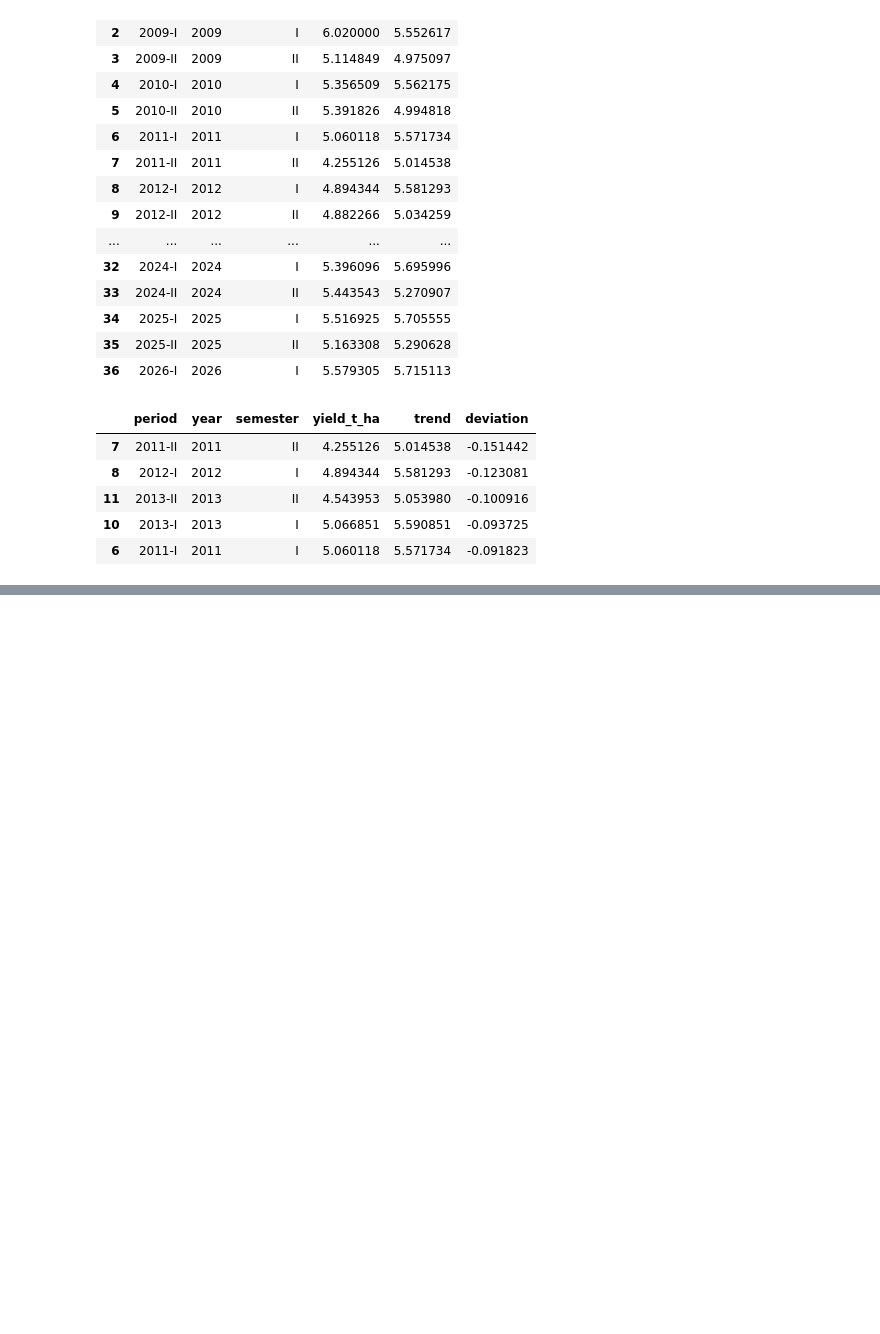
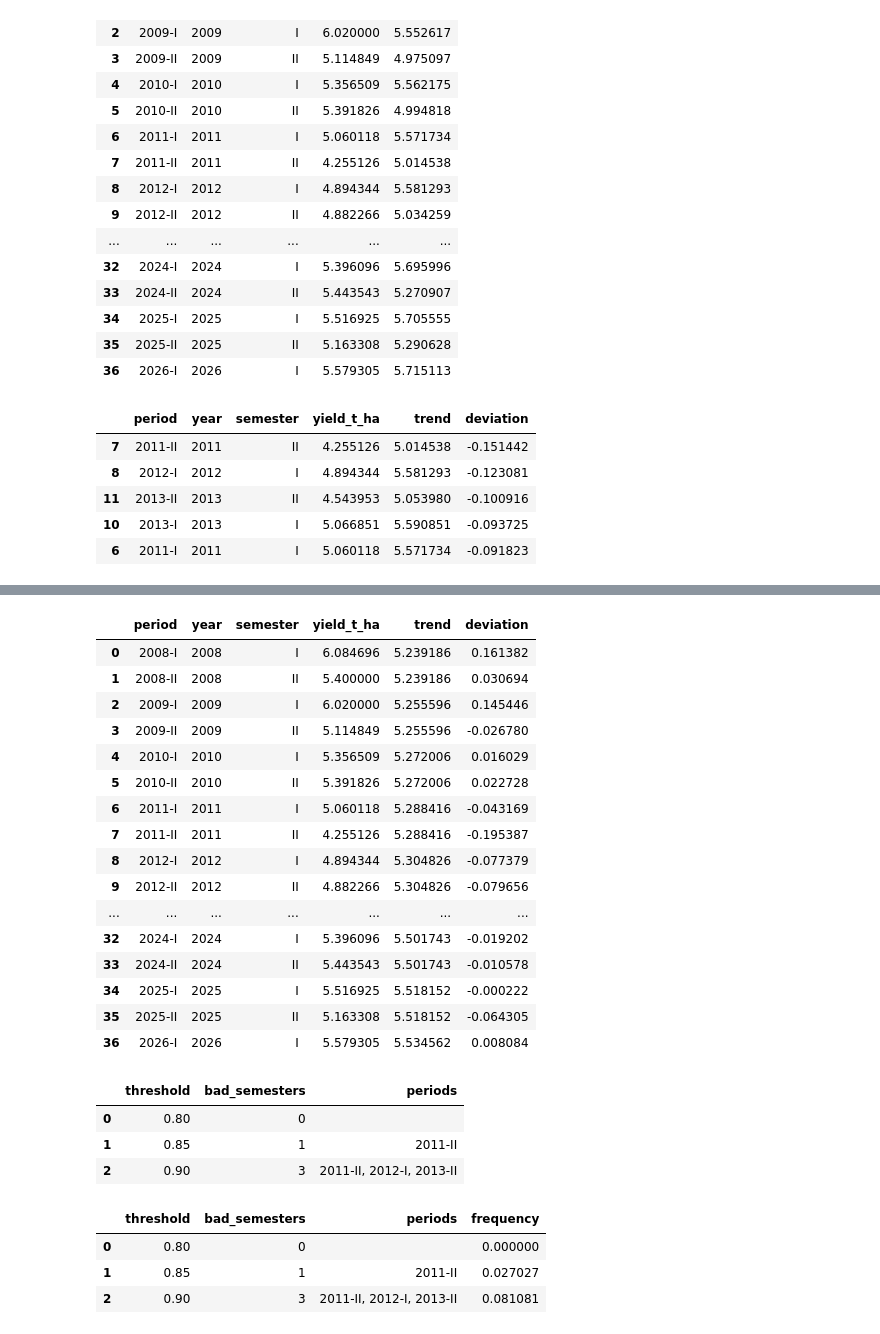
Before and after one commit to agarzonme/agro-insurance-risk, a Jupyter notebook: notebooks/02_trend.ipynb, the cells around one changed output, grey strips where cells are left out. Drawn from its saved outputs; the diff is of its cells as text; code cells hidden in the pictures; blank space fills up the shorter version.

```diff
--- a/notebooks/02_trend.ipynb
+++ b/notebooks/02_trend.ipynb
@@ -266,0 +299,43 @@ plt.show()
+# %%
+detrend(df, by=None)
+# %% [output]
+|  | period | year | semester | yield_t_ha | trend | deviation |
+| 0 | 2008-I | 2008 | I | 6.084696 | 5.239186 | 0.161382 |
+| 1 | 2008-II | 2008 | II | 5.400000 | 5.239186 | 0.030694 |
+| 2 | 2009-I | 2009 | I | 6.020000 | 5.255596 | 0.145446 |
+| 3 | 2009-II | 2009 | II | 5.114849 | 5.255596 | -0.026780 |
+| 4 | 2010-I | 2010 | I | 5.356509 | 5.272006 | 0.016029 |
+| 5 | 2010-II | 2010 | II | 5.391826 | 5.272006 | 0.022728 |
+| 6 | 2011-I | 2011 | I | 5.060118 | 5.288416 | -0.043169 |
+| 7 | 2011-II | 2011 | II | 4.255126 | 5.288416 | -0.195387 |
+| 8 | 2012-I | 2012 | I | 4.894344 | 5.304826 | -0.077379 |
+| 9 | 2012-II | 2012 | II | 4.882266 | 5.304826 | -0.079656 |
+| ... | ... | ... | ... | ... | ... | ... |
+| 32 | 2024-I | 2024 | I | 5.396096 | 5.501743 | -0.019202 |
+| 33 | 2024-II | 2024 | II | 5.443543 | 5.501743 | -0.010578 |
+| 34 | 2025-I | 2025 | I | 5.516925 | 5.518152 | -0.000222 |
+| 35 | 2025-II | 2025 | II | 5.163308 | 5.518152 | -0.064305 |
+| 36 | 2026-I | 2026 | I | 5.579305 | 5.534562 | 0.008084 |
+# %%
+import pandas as pd
+
+rows = []
+for u in [0.80, 0.85, 0.90]:
+    bad = detrended[detrended["deviation"] < u - 1]
+    rows.append({"threshold": u, "bad_semesters": len(bad), "periods": ", ".join(bad["period"])})
+thresholds = pd.DataFrame(rows)
+thresholds
+# %% [output]
+|  | threshold | bad_semesters | periods |
+| 0 | 0.80 | 0 |  |
+| 1 | 0.85 | 1 | 2011-II |
+| 2 | 0.90 | 3 | 2011-II, 2012-I, 2013-II |
+# %%
+thresholds = pd.DataFrame(rows)
+thresholds["frequency"] = thresholds["bad_semesters"] / len(detrended)
+thresholds
+# %% [output]
+|  | threshold | bad_semesters | periods | frequency |
+| 0 | 0.80 | 0 |  | 0.000000 |
+| 1 | 0.85 | 1 | 2011-II | 0.027027 |
+| 2 | 0.90 | 3 | 2011-II, 2012-I, 2013-II | 0.081081 |
```
Also changed, not shown: parts of 8 cells of this notebook, 4 other files.
